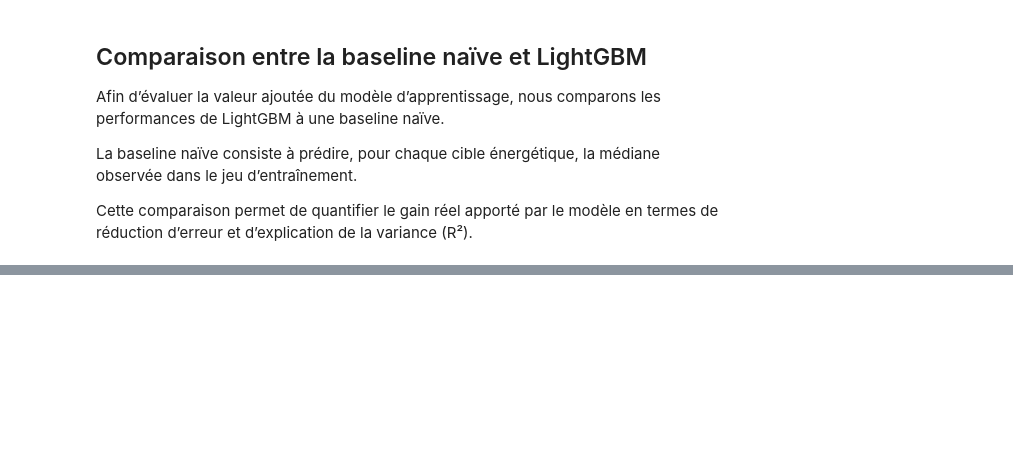
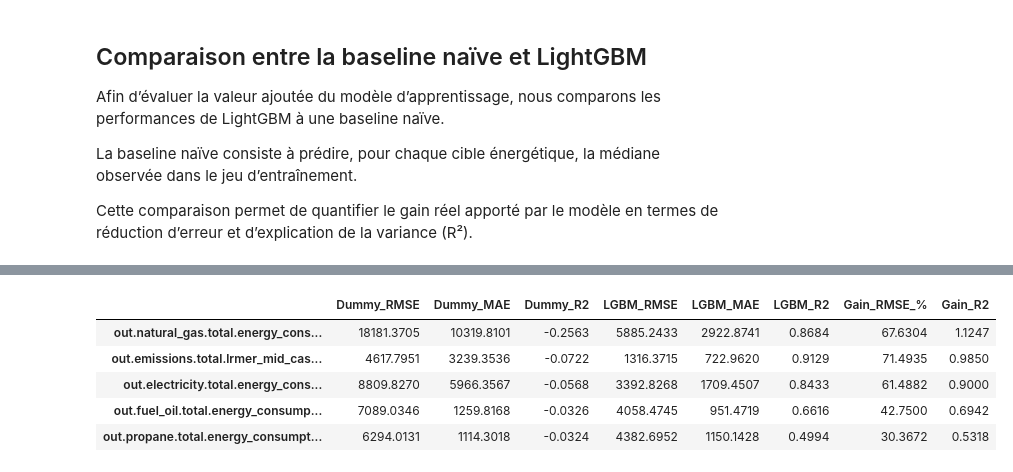
Before and after one commit to BOUBAKERAMDY/FlexiMax, a Jupyter notebook: notebooks/05_deeplearning/lightgbm_stratified.ipynb, the cells around one changed output, grey strips where cells are left out. Saved outputs shown, nothing was run; the diff lists cells and outputs as text; code cells hidden in the pictures; blank space fills up the shorter version.

```diff
--- a/notebooks/05_deeplearning/lightgbm_stratified.ipynb
+++ b/notebooks/05_deeplearning/lightgbm_stratified.ipynb
@@ -337,0 +300,54 @@ KeyError: 'RMSE_Dummy'
+# %%
+# Résultats Dummy
+df_dummy = pd.DataFrame(results_dummy).T
+
+# Résultats LightGBM (uniquement TEST)
+df_lgbm = df_results[
+    ["Test_RMSE", "Test_MAE", "Test_R2"]
+].copy()
+
+# Renommer pour être plus clair
+df_dummy.columns = [
+    "Dummy_RMSE",
+    "Dummy_MAE",
+    "Dummy_R2"
+]
+
+df_lgbm.columns = [
+    "LGBM_RMSE",
+    "LGBM_MAE",
+    "LGBM_R2"
+]
+
+# Fusion
+comparison = pd.concat(
+    [df_dummy, df_lgbm],
+    axis=1
+)
+
+# Calcul des gains
+comparison["Gain_RMSE_%"] = (
+    (comparison["Dummy_RMSE"] - comparison["LGBM_RMSE"])
+    / comparison["Dummy_RMSE"]
+    * 100
+)
+
+comparison["Gain_R2"] = (
+    comparison["LGBM_R2"]
+    - comparison["Dummy_R2"]
+)
+
+# Trier par amélioration du R²
+comparison = comparison.sort_values(
+    "Gain_R2",
+    ascending=False
+)
+
+display(comparison.round(4))
+# %% [output]
+|  | Dummy_RMSE | Dummy_MAE | Dummy_R2 | LGBM_RMSE | LGBM_MAE | LGBM_R2 | Gain_RMSE_% | Gain_R2 |
+| out.natural_gas.total.energy_cons... | 18181.3705 | 10319.8101 | -0.2563 | 5885.2433 | 2922.8741 | 0.8684 | 67.6304 | 1.1247 |
+| out.emissions.total.lrmer_mid_cas... | 4617.7951 | 3239.3536 | -0.0722 | 1316.3715 | 722.9620 | 0.9129 | 71.4935 | 0.9850 |
+| out.electricity.total.energy_cons... | 8809.8270 | 5966.3567 | -0.0568 | 3392.8268 | 1709.4507 | 0.8433 | 61.4882 | 0.9000 |
+| out.fuel_oil.total.energy_consump... | 7089.0346 | 1259.8168 | -0.0326 | 4058.4745 | 951.4719 | 0.6616 | 42.7500 | 0.6942 |
+| out.propane.total.energy_consumpt... | 6294.0131 | 1114.3018 | -0.0324 | 4382.6952 | 1150.1428 | 0.4994 | 30.3672 | 0.5318 |
```
Also changed, not shown: parts of 4 cells of this notebook.
